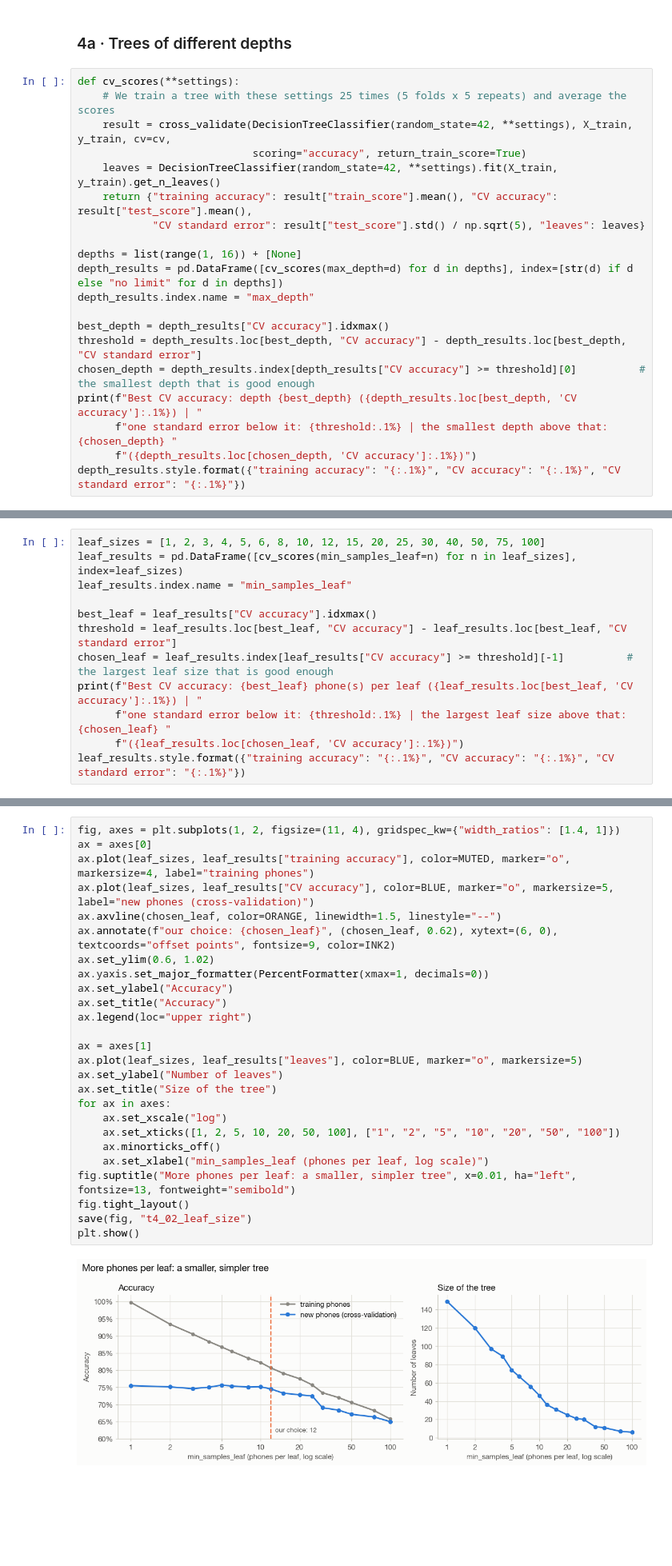
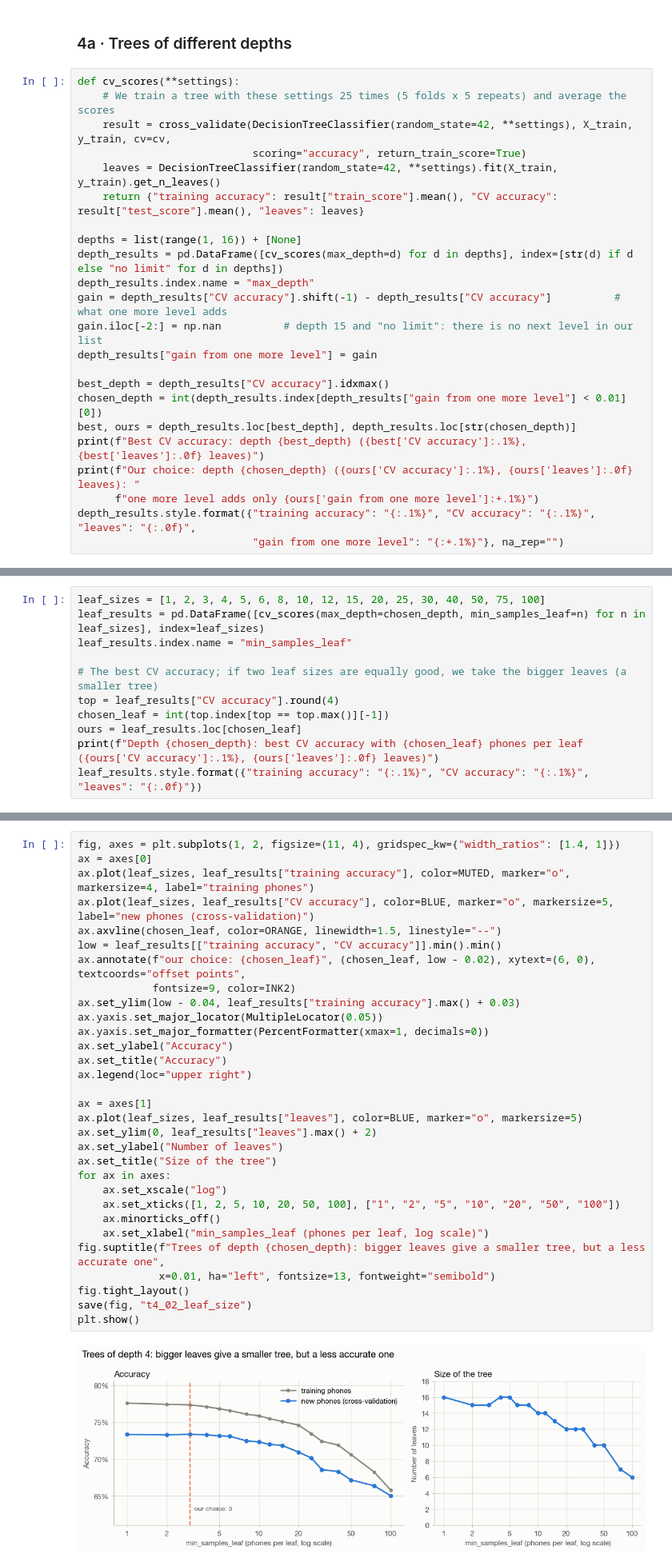
Before and after one commit to alexklep04-bit/smartphone-market-analysis, a Jupyter notebook: Task4_Decision_Trees.ipynb, the cells around one changed output, grey strips where cells are left out. Shown at 80% size. Cells and saved outputs as stored; diff of their text form; blank space fills up the shorter version.

```diff
--- a/Task4_Decision_Trees.ipynb
+++ b/Task4_Decision_Trees.ipynb
@@ -187,18 +187,21 @@ def cv_scores(**settings):
     result = cross_validate(DecisionTreeClassifier(random_state=42, **settings), X_train, y_train, cv=cv,
                             scoring="accuracy", return_train_score=True)
     leaves = DecisionTreeClassifier(random_state=42, **settings).fit(X_train, y_train).get_n_leaves()
-    return {"training accuracy": result["train_score"].mean(), "CV accuracy": result["test_score"].mean(),
-            "CV standard error": result["test_score"].std() / np.sqrt(5), "leaves": leaves}
+    return {"training accuracy": result["train_score"].mean(), "CV accuracy": result["test_score"].mean(), "leaves": leaves}
 
 depths = list(range(1, 16)) + [None]
 depth_results = pd.DataFrame([cv_scores(max_depth=d) for d in depths], index=[str(d) if d else "no limit" for d in depths])
 depth_results.index.name = "max_depth"
+gain = depth_results["CV accuracy"].shift(-1) - depth_results["CV accuracy"]          # what one more level adds
+gain.iloc[-2:] = np.nan          # depth 15 and "no limit": there is no next level in our list
+depth_results["gain from one more level"] = gain
 
 best_depth = depth_results["CV accuracy"].idxmax()
-threshold = depth_results.loc[best_depth, "CV accuracy"] - depth_results.loc[best_depth, "CV standard error"]
-chosen_depth = depth_results.index[depth_results["CV accuracy"] >= threshold][0]          # the smallest depth that is good enough
-print(f"Best CV accuracy: depth {best_depth} ({depth_results.loc[best_depth, 'CV accuracy']:.1%}) | "
-      f"one standard error below it: {threshold:.1%} | the smallest depth above that: {chosen_depth} "
-      f"({depth_results.loc[chosen_depth, 'CV accuracy']:.1%})")
-depth_results.style.format({"training accuracy": "{:.1%}", "CV accuracy": "{:.1%}", "CV standard error": "{:.1%}"})
+chosen_depth = int(depth_results.index[depth_results["gain from one more level"] < 0.01][0])
+best, ours = depth_results.loc[best_depth], depth_results.loc[str(chosen_depth)]
+print(f"Best CV accuracy: depth {best_depth} ({best['CV accuracy']:.1%}, {best['leaves']:.0f} leaves)")
+print(f"Our choice: depth {chosen_depth} ({ours['CV accuracy']:.1%}, {ours['leaves']:.0f} leaves): "
+      f"one more level adds only {ours['gain from one more level']:+.1%}")
+depth_results.style.format({"training accuracy": "{:.1%}", "CV accuracy": "{:.1%}", "leaves": "{:.0f}",
+                            "gain from one more level": "{:+.1%}"}, na_rep="")
 # %% [output]
@@ -252,13 +256,12 @@ Now we let the tree grow as deep as it wants, and only change `min_samples_leaf`
 # %%
 leaf_sizes = [1, 2, 3, 4, 5, 6, 8, 10, 12, 15, 20, 25, 30, 40, 50, 75, 100]
-leaf_results = pd.DataFrame([cv_scores(min_samples_leaf=n) for n in leaf_sizes], index=leaf_sizes)
+leaf_results = pd.DataFrame([cv_scores(max_depth=chosen_depth, min_samples_leaf=n) for n in leaf_sizes], index=leaf_sizes)
 leaf_results.index.name = "min_samples_leaf"
 
-best_leaf = leaf_results["CV accuracy"].idxmax()
-threshold = leaf_results.loc[best_leaf, "CV accuracy"] - leaf_results.loc[best_leaf, "CV standard error"]
-chosen_leaf = leaf_results.index[leaf_results["CV accuracy"] >= threshold][-1]          # the largest leaf size that is good enough
-print(f"Best CV accuracy: {best_leaf} phone(s) per leaf ({leaf_results.loc[best_leaf, 'CV accuracy']:.1%}) | "
-      f"one standard error below it: {threshold:.1%} | the largest leaf size above that: {chosen_leaf} "
-      f"({leaf_results.loc[chosen_leaf, 'CV accuracy']:.1%})")
-leaf_results.style.format({"training accuracy": "{:.1%}", "CV accuracy": "{:.1%}", "CV standard error": "{:.1%}"})
+# The best CV accuracy; if two leaf sizes are equally good, we take the bigger leaves (a smaller tree)
+top = leaf_results["CV accuracy"].round(4)
+chosen_leaf = int(top.index[top == top.max()][-1])
+ours = leaf_results.loc[chosen_leaf]
+print(f"Depth {chosen_depth}: best CV accuracy with {chosen_leaf} phones per leaf ({ours['CV accuracy']:.1%}, {ours['leaves']:.0f} leaves)")
+leaf_results.style.format({"training accuracy": "{:.1%}", "CV accuracy": "{:.1%}", "leaves": "{:.0f}"})
 # %% [output]
@@ -285,28 +288,33 @@ Best CV accuracy: 5 phone(s) per leaf (75.6%) | one standard error below it: 73.
 # %%
 fig, axes = plt.subplots(1, 2, figsize=(11, 4), gridspec_kw={"width_ratios": [1.4, 1]})
 ax = axes[0]
 ax.plot(leaf_sizes, leaf_results["training accuracy"], color=MUTED, marker="o", markersize=4, label="training phones")
 ax.plot(leaf_sizes, leaf_results["CV accuracy"], color=BLUE, marker="o", markersize=5, label="new phones (cross-validation)")
 ax.axvline(chosen_leaf, color=ORANGE, linewidth=1.5, linestyle="--")
-ax.annotate(f"our choice: {chosen_leaf}", (chosen_leaf, 0.62), xytext=(6, 0), textcoords="offset points", fontsize=9, color=INK2)
-ax.set_ylim(0.6, 1.02)
+low = leaf_results[["training accuracy", "CV accuracy"]].min().min()
+ax.annotate(f"our choice: {chosen_leaf}", (chosen_leaf, low - 0.02), xytext=(6, 0), textcoords="offset points",
+            fontsize=9, color=INK2)
+ax.set_ylim(low - 0.04, leaf_results["training accuracy"].max() + 0.03)
+ax.yaxis.set_major_locator(MultipleLocator(0.05))
 ax.yaxis.set_major_formatter(PercentFormatter(xmax=1, decimals=0))
 ax.set_ylabel("Accuracy")
 ax.set_title("Accuracy")
 ax.legend(loc="upper right")
 
 ax = axes[1]
 ax.plot(leaf_sizes, leaf_results["leaves"], color=BLUE, marker="o", markersize=5)
+ax.set_ylim(0, leaf_results["leaves"].max() + 2)
 ax.set_ylabel("Number of leaves")
 ax.set_title("Size of the tree")
 for ax in axes:
     ax.set_xscale("log")
     ax.set_xticks([1, 2, 5, 10, 20, 50, 100], ["1", "2", "5", "10", "20", "50", "100"])
     ax.minorticks_off()
     ax.set_xlabel("min_samples_leaf (phones per leaf, log scale)")
-fig.suptitle("More phones per leaf: a smaller, simpler tree", x=0.01, ha="left", fontsize=13, fontweight="semibold")
+fig.suptitle(f"Trees of depth {chosen_depth}: bigger leaves give a smaller tree, but a less accurate one",
+             x=0.01, ha="left", fontsize=13, fontweight="semibold")
 fig.tight_layout()
 save(fig, "t4_02_leaf_size")
 plt.show()
 # %% [output]
-[figure, old version]
+[figure, new version]
```
Also changed, not shown: parts of 41 cells of this notebook, 8 other files.
